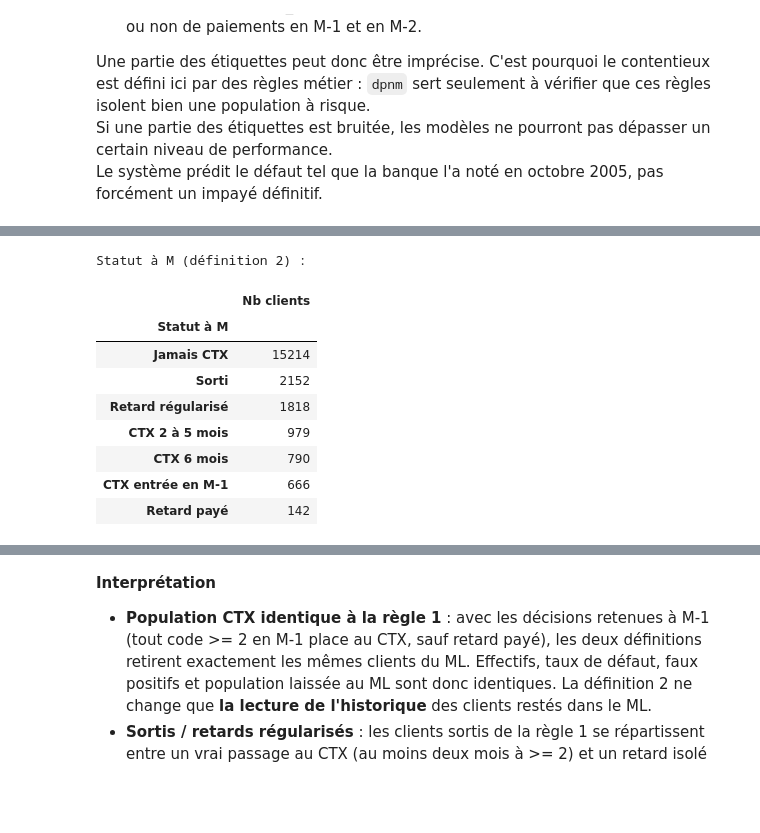
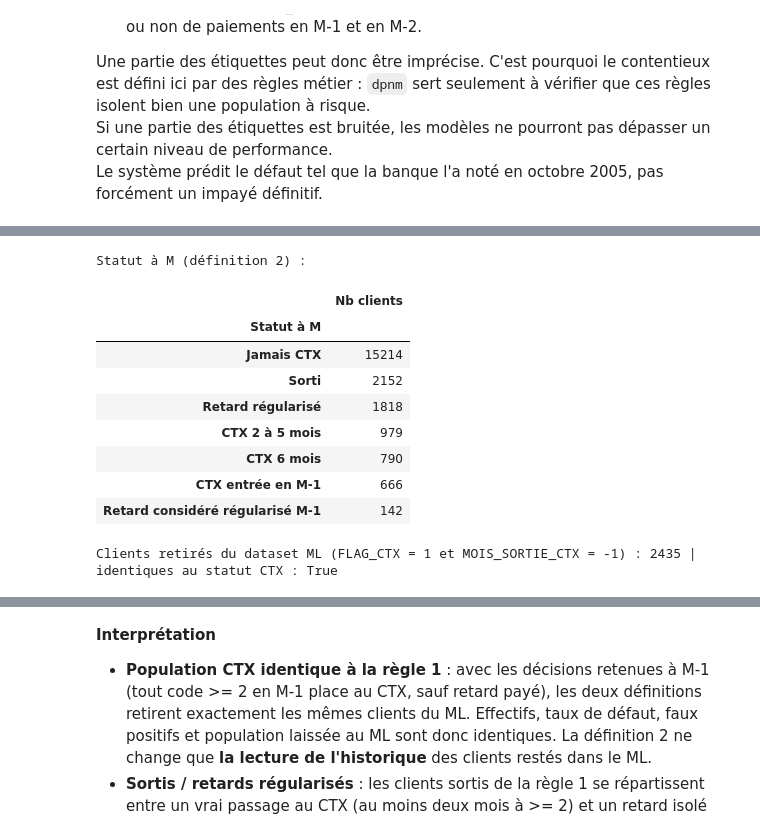
Before and after one commit to johan-mac-59/RiskLens_ML, a Jupyter notebook: src/05_02_EDA_contentieux.ipynb, the cells around one changed output, grey strips where cells are left out. Saved outputs shown, nothing was run; the diff lists cells and outputs as text; code cells hidden in the pictures; blank space fills up the shorter version.

```diff
--- a/src/05_02_EDA_contentieux.ipynb
+++ b/src/05_02_EDA_contentieux.ipynb
@@ -153,7 +153,7 @@ def statut_ctx_final(d):
     retard_paye = (pay1 >= 2) & ((ratio_m1 >= 90) | (ratio_m2 >= 90))
 
     statut = pd.Series(
-        np.select([retard_paye, pay1 >= 2, passe_ctx], ['Retard payé', 'CTX', 'Sorti'], default='Jamais CTX'),
+        np.select([retard_paye, pay1 >= 2, passe_ctx], ['Retard considéré régularisé M-1', 'CTX', 'Sorti'], default='Jamais CTX'),
         index=d.index,
     )
 
@@ -175,7 +175,7 @@ def statut_ctx_final(d):
     sous_statut[mois_entree == 6] = 'CTX 6 mois'
     sous_statut[(statut == 'CTX') & (mois_entree < 6)] = 'CTX entrée sur la période'
     # Mois de sortie des clients en retard payé : dernière sortie antérieure éventuelle, sinon -1
-    mois_sortie[(statut == 'Retard payé') & ~passe_ctx] = -1
+    mois_sortie[(statut == 'Retard considéré régularisé M-1') & ~passe_ctx] = -1
 
     return pd.DataFrame({
         'PAY_1_recode': pay1,
@@ -183,7 +183,7 @@ def statut_ctx_final(d):
         'SOUS_STATUT_CTX': sous_statut,
         'MOIS_ENTREE_CTX': mois_entree,
         'MOIS_SORTIE_CTX': mois_sortie,
-        'FLAG_CTX': ((statut == 'Sorti') | ((statut == 'Retard payé') & passe_ctx)).astype(int),
+        'FLAG_CTX': ((statut == 'Sorti') | ((statut == 'Retard considéré régularisé M-1') & passe_ctx)).astype(int),
         'RETARD_PAYE': retard_paye.astype(int),
         'SURVEILLANCE_RECENTE': surveillance.astype(int),
         'FAUX_CODAGE': faux_codage.astype(int),
@@ -842,7 +842,7 @@ def statut_ctx_regle2(d):
 
     statut = pd.Series(np.select(
         [retard_paye, pay1 >= 2, passage_ctx, retard_regularise],
-        ['Retard payé', 'CTX', 'Sorti', 'Retard régularisé'],
+        ['Retard considéré régularisé M-1', 'CTX', 'Sorti', 'Retard régularisé'],
         default='Jamais CTX',
     ), index=d.index)
 
@@ -866,35 +866,36 @@ def statut_ctx_regle2(d):
         'PAY_1_recode': pay1,
         'STATUT_CTX': statut,
         'SOUS_STATUT_CTX': sous_statut,
         'MOIS_SORTIE_CTX': mois_sortie,
         'FLAG_CTX': (passage_ctx | (statut == 'CTX')).astype(int),
         'MOIS_SORTIE_RETARD': mois_regularisation,
         'FLAG_RETARD': (retard_regularise & (statut != 'CTX')).astype(int),
         'SURVEILLANCE_RECENTE': surveillance.astype(int),
         'FAUX_CODAGE': faux_codage.astype(int),
     })
 
 final2_train = statut_ctx_regle2(df_train)
-statuts_r2 = ['CTX', 'Retard payé', 'Sorti', 'Retard régularisé', 'Jamais CTX']
+statuts_r2 = ['CTX', 'Retard considéré régularisé M-1', 'Sorti', 'Retard régularisé', 'Jamais CTX']
 
 print("Statut à M (définition 2) :")
 display(final2_train['SOUS_STATUT_CTX'].value_counts().rename_axis('Statut à M').to_frame('Nb clients'))
 
 # Contrôle : le couple FLAG_CTX = 1 / MOIS_SORTIE_CTX = -1 désigne exactement les clients au CTX à M
 retires = (final2_train['FLAG_CTX'] == 1) & (final2_train['MOIS_SORTIE_CTX'] == -1)
 print(f"Clients retirés du dataset ML (FLAG_CTX = 1 et MOIS_SORTIE_CTX = -1) : {retires.sum()} | "
       f"identiques au statut CTX : {(retires == (final2_train['STATUT_CTX'] == 'CTX')).all()}")
 # %% [output]
 Statut à M (définition 2) :
 |  | Nb clients |
 | Statut à M |  |
 | Jamais CTX | 15214 |
 | Sorti | 2152 |
 | Retard régularisé | 1818 |
 | CTX 2 à 5 mois | 979 |
 | CTX 6 mois | 790 |
 | CTX entrée en M-1 | 666 |
-| Retard payé | 142 |
+| Retard considéré régularisé M-1 | 142 |
+Clients retirés du dataset ML (FLAG_CTX = 1 et MOIS_SORTIE_CTX = -1) : 2435 | identiques au statut CTX : True
 # %%
 print("Validation par statut à M (définition 2) :")
 display(pd.DataFrame({s: validation(df_train, final2_train['STATUT_CTX'] == s) for s in statuts_r2}).T.round(2).rename_axis('Statut à M'))
```
Also changed, not shown: parts of 8 cells of this notebook, 1 other file.
